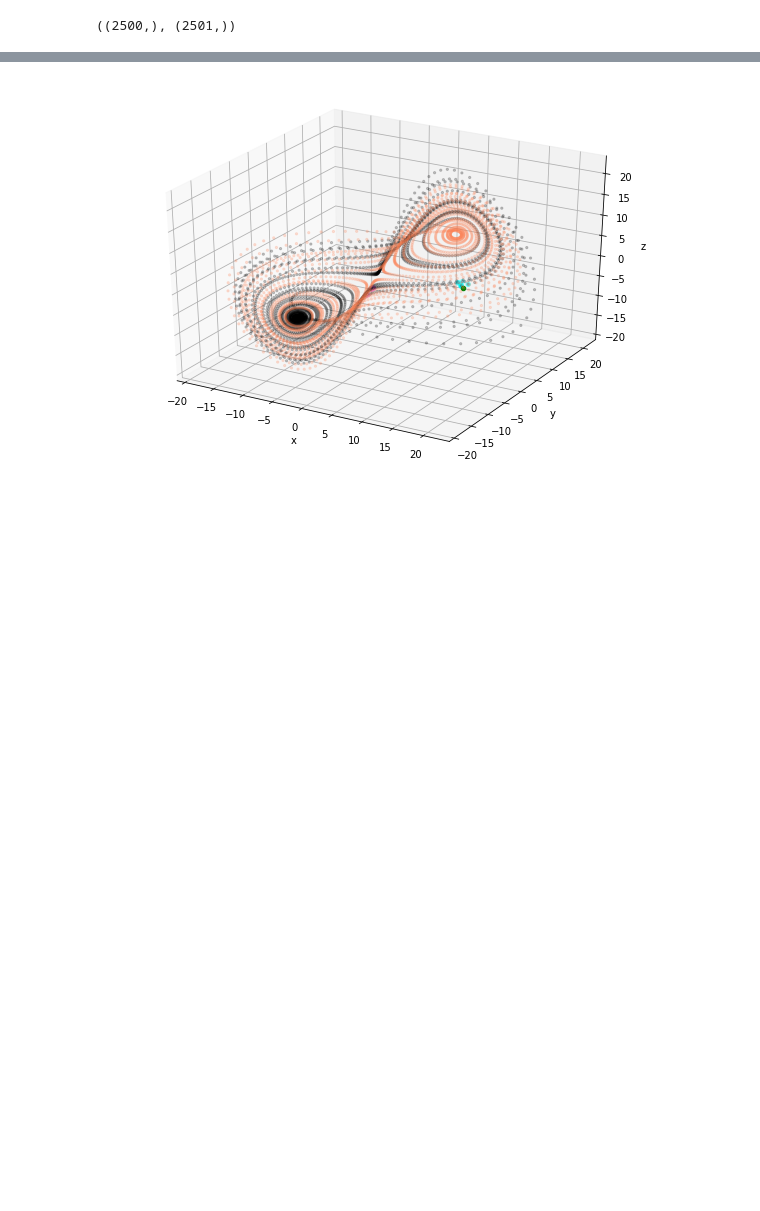
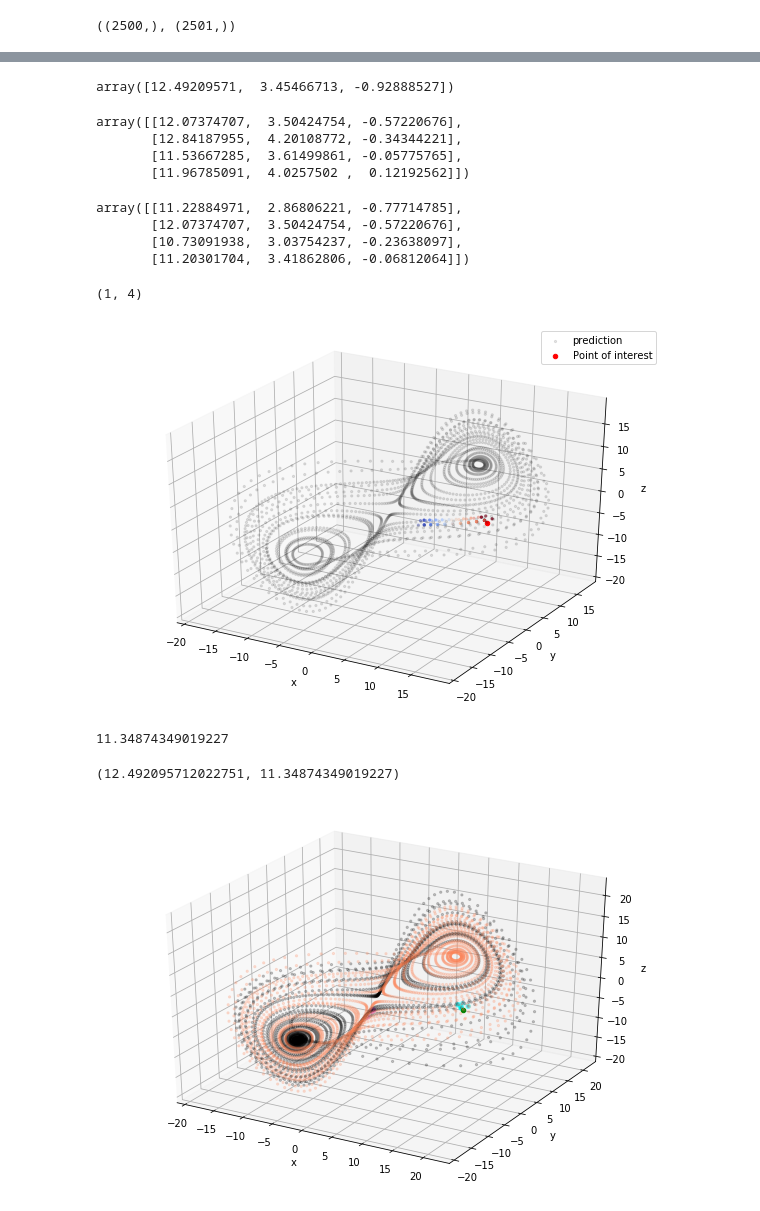
Before and after one commit to dafishcode/empirical_dynamic_modelling, a Jupyter notebook: CCM_run.ipynb, the cells around one changed output, grey strips where cells are left out. Saved outputs shown, nothing was run; the diff lists cells and outputs as text; code cells hidden in the pictures; blank space fills up the shorter version.

```diff
--- a/CCM_run.ipynb
+++ b/CCM_run.ipynb
@@ -198,0 +183,4 @@ array([[-0.57220676, -2.09560231, -3.8563909 ],
+# %%
+#Calculate weights for simplex projection - weights are calculated from nn distance at t0
+nn = lib_m[nn_ind] #positions of nearest neighbours in library, to current point in pred
+nn
@@ -198,0 +198,55 @@ array([[-0.57220676, -2.09560231, -3.8563909 ],
+# %%
+# Loop in time and predict
+t = 1
+
+# Where do nn end up at t + n
+nn_ind_tp = np.array(nn_ind) + t #find indeces of neighbours in the future for simplex projection
+nn_tp = lib_m[nn_ind_tp] # locations of neighbours in future
+# %%
+current_point
+# %% [output]
+array([12.49209571,  3.45466713, -0.92888527])
+# %%
+nn
+# %% [output]
+array([[12.07374707,  3.50424754, -0.57220676],
+       [12.84187955,  4.20108772, -0.34344221],
+       [11.53667285,  3.61499861, -0.05775765],
+       [11.96785091,  4.0257502 ,  0.12192562]])
+# %%
+nn_tp
+# %% [output]
+array([[11.22884971,  2.86806221, -0.77714785],
+       [12.07374707,  3.50424754, -0.57220676],
+       [10.73091938,  3.03754237, -0.23638097],
+       [11.20301704,  3.41862806, -0.06812064]])
+# %%
+np.expand_dims(colormap[0], 0).shape
+# %% [output]
+(1, 4)
+# %%
+from matplotlib import cm
+colormap = cm.coolwarm_r(np.linspace(0, 1, 10))
+
+#Show nearest neighbours over time
+fig = plt.figure(figsize = (10,7))
+ax = fig.add_subplot(111, projection='3d')
+ax.scatter3D(pred_m[:,0],pred_m[:,1], pred_m[:,2], s=5, c = 'k', label = 'prediction', alpha = 0.1)
+
+ax.scatter3D(current_point[0],current_point[1], current_point[2], s=20, c = 'red', label = 'Point of interest')
+ax.scatter3D(nn[:,0],nn[:,1],nn[:,2], s=5, c = 'k')
+
+# Loop in time and predict
+for t in range(10):
+    # Where do nn end up at t + n
+    nn_ind_tp = np.array(nn_ind) + t #find indeces of neighbours in the future for simplex projection
+    nn_tp = lib_m[nn_ind_tp] # locations of neighbours in future
+    ax.scatter3D(nn_tp[:,0],nn_tp[:,1],nn_tp[:,2], s=5, c = np.expand_dims(colormap[t], 0))
+
+ax.legend()
+ax.set_xlabel("x")
+ax.set_ylabel("y")
+ax.set_zlabel("z")
+plt.show()
+# %% [output]
+[figure, added]
@@ -199,3 +278,20 @@ array([[-0.57220676, -2.09560231, -3.8563909 ],
+# %%
+#Simple project - how much do the positions of neighbours relative to point of interest change over time
+#use weights from t 0
+#use neighbour points from t + n
+x_tp = pred[num] #Point I am trying to predict
+
+x_tp_pred = 0
+for nn_i in range(w_mat.shape[0]): #Loop through each nn and sum over the weight*position at tp
+    x_tp_pred+= (w_mat[nn_i]/np.sum(w_mat))*nn_tp[nn_i]
+x_tp_pred = x_tp_pred[0] #project back into 1d space
+x_tp_pred
+# %% [output]
+11.34874349019227
+# %%
+x_tp, x_tp_pred
+# %% [output]
+(12.492095712022751, 11.34874349019227)
 # %%
 #Show nearest neighbours
 fig = plt.figure(figsize = (10,7))
```
Also changed, not shown: parts of 16 cells of this notebook.
